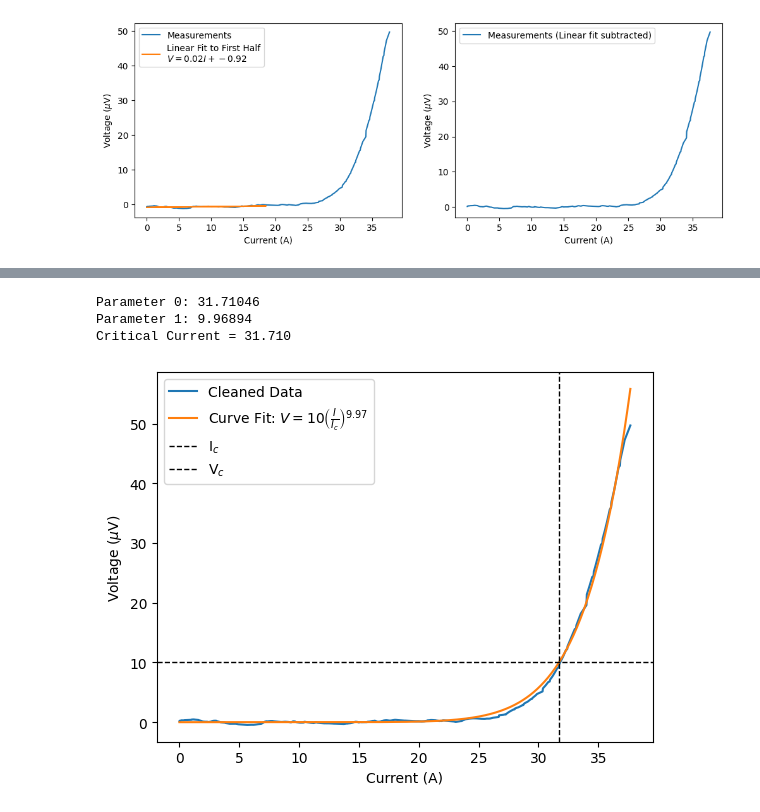
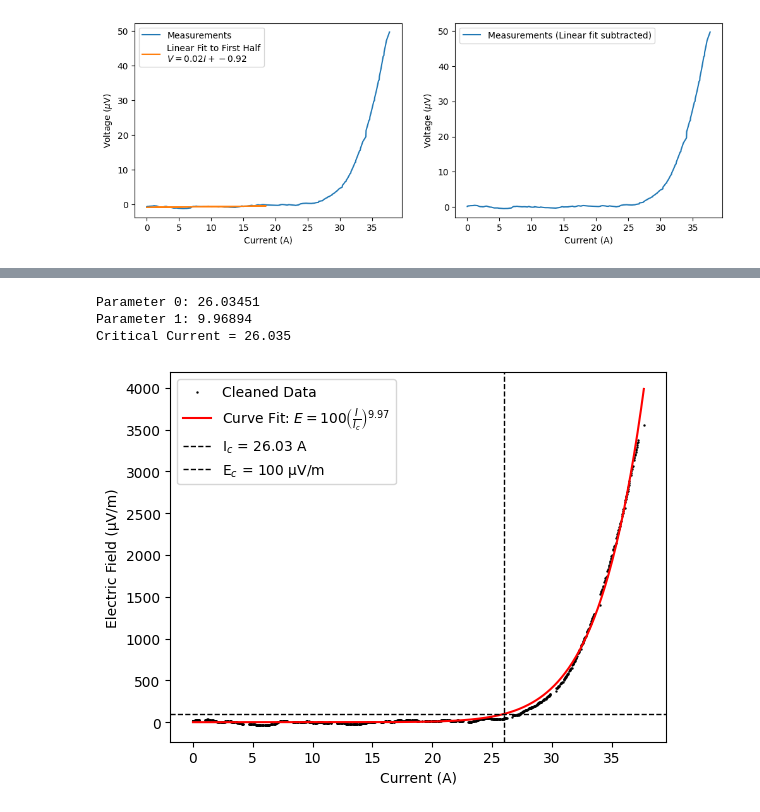
Before and after one commit to rcs19/jrn542_icy_durham, a Jupyter notebook: src/workbook.ipynb, the cells around one changed output, grey strips where cells are left out. Saved outputs shown, nothing was run; the diff lists cells and outputs as text; code cells hidden in the pictures.

Commit message:
converted to electric field

```diff
--- a/src/workbook.ipynb
+++ b/src/workbook.ipynb
@@ -241,21 +247,24 @@ Now we have a corrected baseline, we can fit the power law to the cleaned data.
 # %%
+# Fitting the power law
+ydata_clean = (df['voltage_uV'] - linear_yvalues)/(1.4E-2) # Converting from voltage to electric field (1.4 cm voltage tap distance)
 x_extended = np.linspace(df['current_A'].min(), df['current_A'].max(), 500)
 I_c, n, popt = power_fitting(xdata, ydata_clean)
 y_fit = fit_function(x_extended, *popt)
 
+# Plotting
 fig, ax = plt.subplots()
-ax.plot(xdata, ydata_clean, label='Cleaned Data')
-ax.plot(x_extended, y_fit, label=f'Curve Fit: $V = 10 \\left(\\frac{{I}}{{I_c}}\\right)^{{{n:.2f}}}$')
-ax.axvline(I_c, ls='--', label='I$_c$', lw=1, c='black')
-ax.axhline(10, ls='--', label='V$_c$', lw=1, c='black')
+ax.scatter(xdata, ydata_clean, label='Cleaned Data', s=0.5, c='black')
+ax.plot(x_extended, y_fit, c='red', label=f'Curve Fit: $E = {E_c} \\left(\\frac{{I}}{{I_c}}\\right)^{{{n:.2f}}}$')
+ax.axvline(I_c, ls='--', label=f'I$_c$ = {I_c:.2f} A', lw=1, c='black')
+ax.axhline(E_c, ls='--', label=f'E$_c$ = {E_c} μV/m', lw=1, c='black')
 ax.set_xlabel('Current (A)')
-ax.set_ylabel('Voltage ($\\mu$V)')
+ax.set_ylabel('Electric Field (μV/m)')
 plt.legend()
 plt.plot()
 
 print(f'Critical Current = {I_c:.3f}')
 # %% [output]
-Parameter 0: 31.71046
+Parameter 0: 26.03451
 Parameter 1: 9.96894
-Critical Current = 31.710
+Critical Current = 26.035
-[figure, old version]
+[figure, new version]
```
Also changed, not shown: parts of 4 cells of this notebook.
